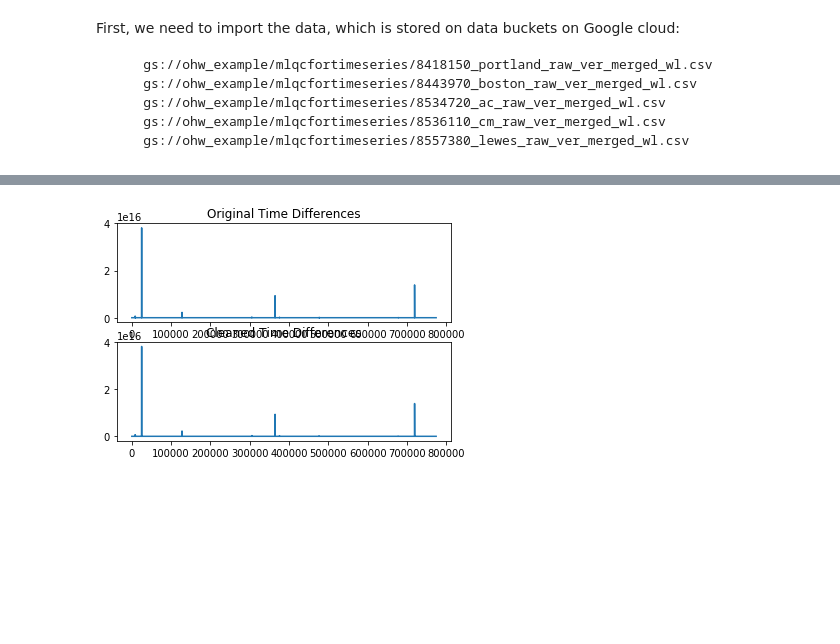
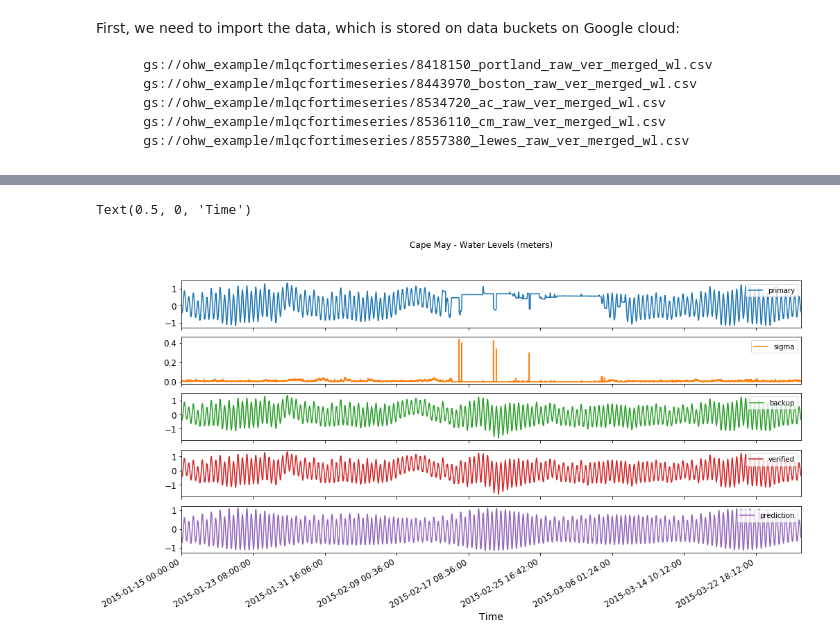
Before and after one commit to oceanhackweek/ohw19-project-mlqc-for-timeseries, a Jupyter notebook: Presentation.ipynb, the cells around one changed output, grey strips where cells are left out. Drawn from its saved outputs; the diff is of its cells as text; code cells hidden in the pictures; blank space fills up the shorter version.

Commit message:
Presentation notebook updates with data exploration.

```diff
--- a/Presentation.ipynb
+++ b/Presentation.ipynb
@@ -44,6 +51,20 @@ dataIn = utils.readInWL('gs://ohw_example/mlqcfortimeseries/8536110_cm_raw_ver_m
 # %%
 # Clean the data
-data_cleaned = utils.initial_data_prep(dataIn)
-data_cleaned = utils.remove_extra_datapoints(data_cleaned)
+data = utils.initial_data_prep(data)
+data = utils.remove_extra_datapoints(data,suppress_fig=True)
-# %% [output]
-[figure, removed]
+# %%
+data_cleaned.set_index('time',inplace=True)
+# %%
+ax = data_cleaned.loc['2015-01-15 00:00:00':'2015-03-28 00:00:00'].plot(subplots=True,
+                                                                        figsize=(16, 8),
+                                                                        title='Cape May - Water Levels (meters)',
+                                                                        fontsize='12')
+ax[0].legend(loc='upper right')
+ax[1].legend(loc='upper right')
+ax[2].legend(loc='upper right')
+ax[3].legend(loc='upper right')
+ax[4].legend(loc='upper right')
+ax[4].set_xlabel('Time',fontsize='14')
+# %% [output]
+Text(0.5, 0, 'Time')
+[figure, added]
```
Also changed, not shown: parts of 8 cells of this notebook.
